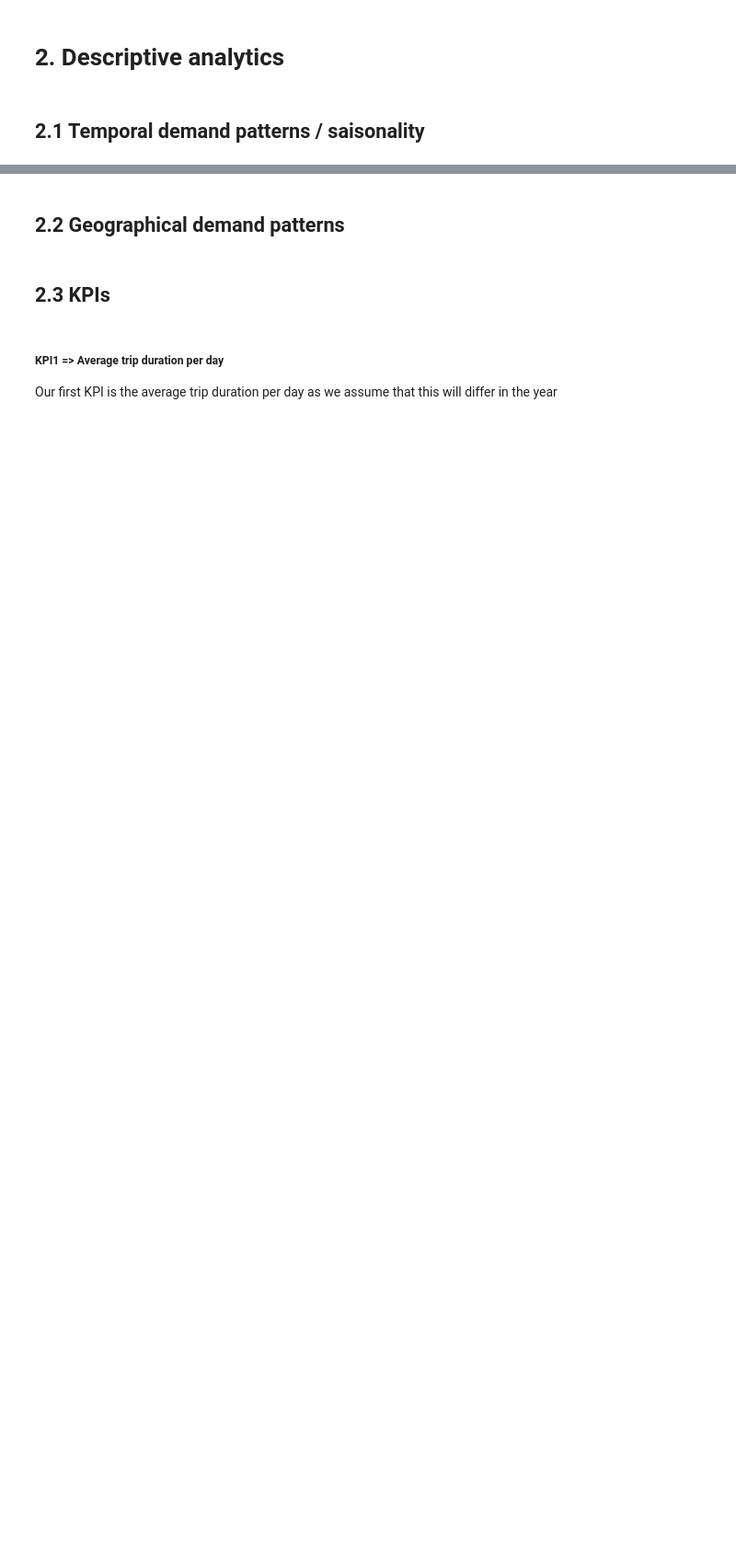
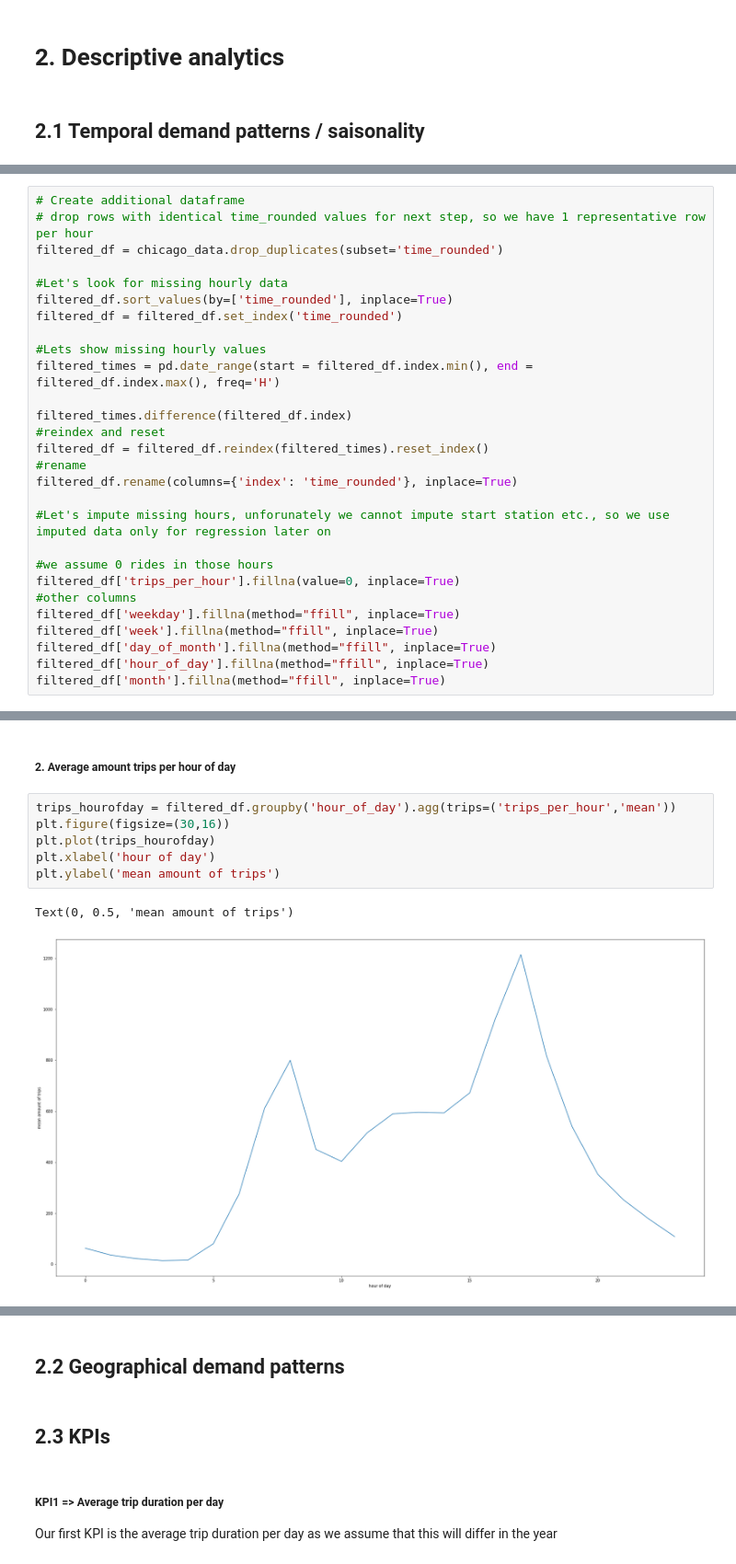
Before and after one commit to MoritzWolf09/AA_2021, a Jupyter notebook: AA_2021_Chicago2017.ipynb, the cells around one changed output, grey strips where cells are left out. Shown: that part at 92% size. Drawn from its saved outputs; the diff is of its cells as text; blank space fills up the shorter version.

```diff
--- a/AA_2021_Chicago2017.ipynb
+++ b/AA_2021_Chicago2017.ipynb
@@ -147,0 +142,28 @@ fleet_size = fleet_size(chicago_data,10)
+# %%
+# Create additional dataframe
+# drop rows with identical time_rounded values for next step, so we have 1 representative row per hour
+filtered_df = chicago_data.drop_duplicates(subset='time_rounded')
+
+#Let's look for missing hourly data
+filtered_df.sort_values(by=['time_rounded'], inplace=True)
+filtered_df = filtered_df.set_index('time_rounded')
+
+#Lets show missing hourly values
+filtered_times = pd.date_range(start = filtered_df.index.min(), end = filtered_df.index.max(), freq='H')
+
+filtered_times.difference(filtered_df.index)
+#reindex and reset
+filtered_df = filtered_df.reindex(filtered_times).reset_index()
+#rename
+filtered_df.rename(columns={'index': 'time_rounded'}, inplace=True)
+
+#Let's impute missing hours, unforunately we cannot impute start station etc., so we use imputed data only for regression later on
+
+#we assume 0 rides in those hours
+filtered_df['trips_per_hour'].fillna(value=0, inplace=True)
+#other columns
+filtered_df['weekday'].fillna(method="ffill", inplace=True)
+filtered_df['week'].fillna(method="ffill", inplace=True)
+filtered_df['day_of_month'].fillna(method="ffill", inplace=True)
+filtered_df['hour_of_day'].fillna(method="ffill", inplace=True)
+filtered_df['month'].fillna(method="ffill", inplace=True)
@@ -147,0 +185,11 @@ fleet_size = fleet_size(chicago_data,10)
+# %% [markdown]
+##### 2. Average amount trips per hour of day
+# %%
+trips_hourofday = filtered_df.groupby('hour_of_day').agg(trips=('trips_per_hour','mean'))
+plt.figure(figsize=(30,16))
+plt.plot(trips_hourofday)
+plt.xlabel('hour of day')
+plt.ylabel('mean amount of trips')
+# %% [output]
+Text(0, 0.5, 'mean amount of trips')
+[figure, added]
```
Also changed, not shown: parts of 11 cells of this notebook.
